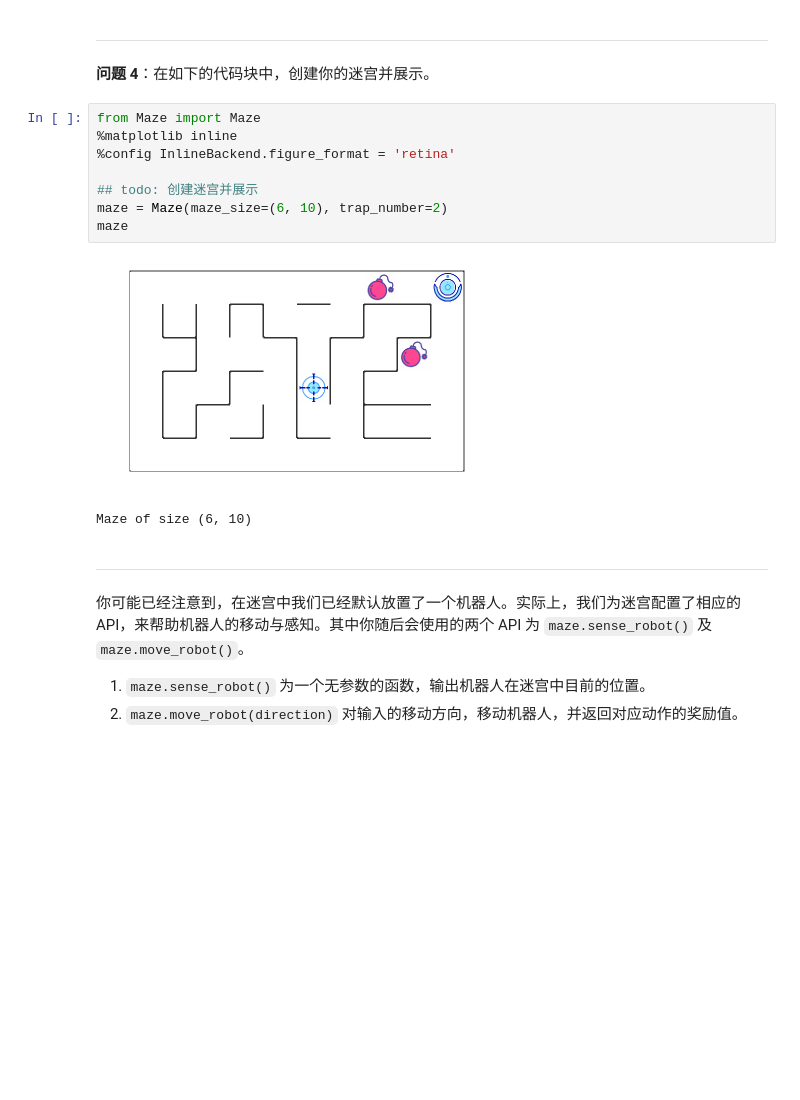
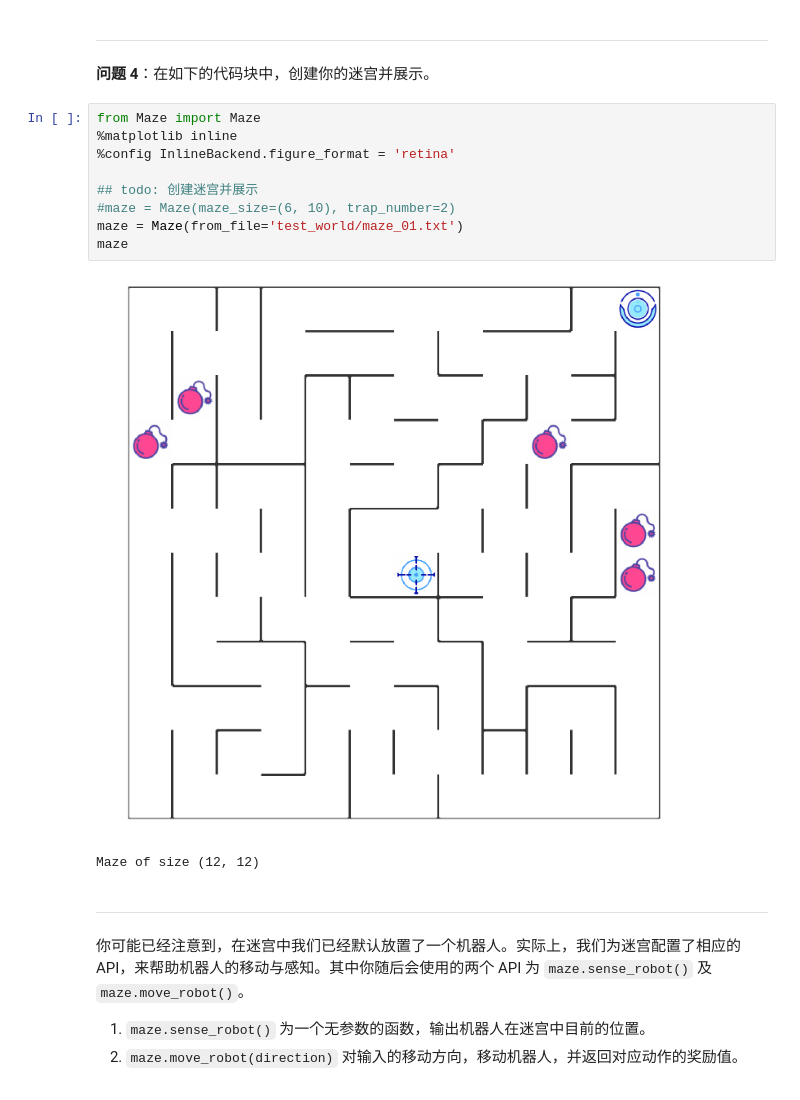
Before and after one commit to ganlanshu/MLND_CN_P5_Reinforcement_Learning, a Jupyter notebook: robot_maze.ipynb, the cells around one changed output. Saved outputs shown, nothing was run; the diff lists cells and outputs as text; blank space fills up the shorter version.

```diff
--- a/robot_maze.ipynb
+++ b/robot_maze.ipynb
@@ -155,14 +155,15 @@ choose_action(epsilon)
 # %%
 from Maze import Maze
 %matplotlib inline
 %config InlineBackend.figure_format = 'retina'
 
 ## todo: 创建迷宫并展示
-maze = Maze(maze_size=(6, 10), trap_number=2)
+#maze = Maze(maze_size=(6, 10), trap_number=2)
+maze = Maze(from_file='test_world/maze_01.txt')
 maze
 # %% [output]
-[figure, old version]
+[figure, new version]
-Maze of size (6, 10)
+Maze of size (12, 12)
 # %% [markdown]
 ---
 
```
Also changed, not shown: parts of 18 cells of this notebook, 2 other files.
